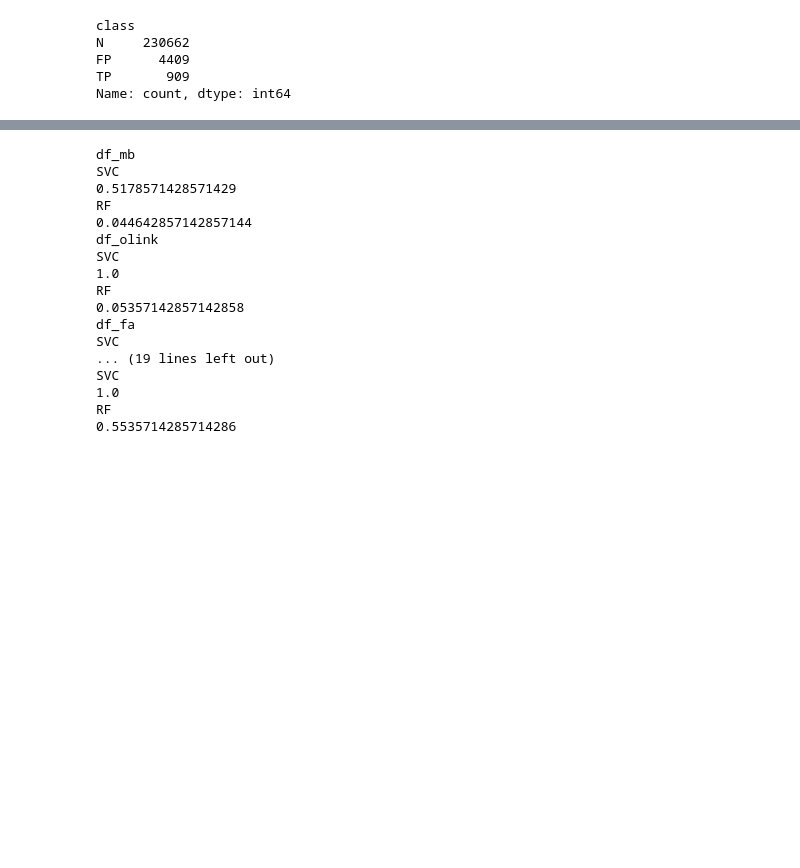
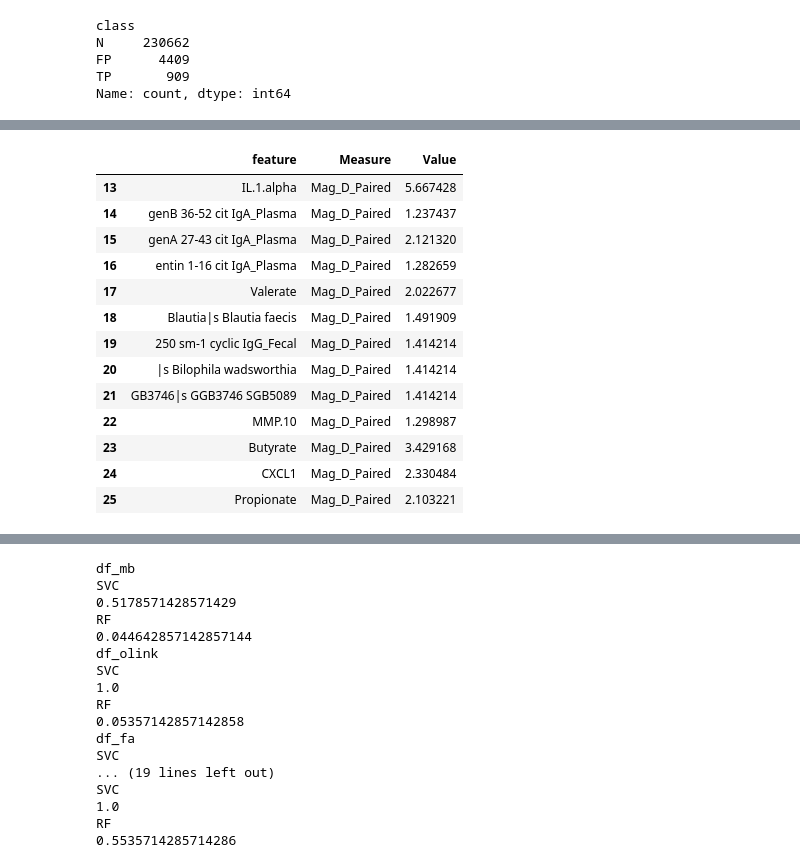
Before and after one commit to kbpi314/twinsra, a Jupyter notebook: code/twinsra_v5.ipynb, the cells around one changed output, grey strips where cells are left out. Saved outputs shown, nothing was run; the diff lists cells and outputs as text; code cells hidden in the pictures; blank space fills up the shorter version.

```diff
--- a/code/twinsra_v5.ipynb
+++ b/code/twinsra_v5.ipynb
@@ -1564,0 +1844,42 @@ Name: count, dtype: int64
+# %%
+# sort by unpaired
+sort_2s_df = df_results_abs.sort_values('mag_d_paired', ascending=False)
+sort_1s_df = df_results_abs.sort_values('mag_d_unpaired', ascending=False)
+
+# get first three entires of each row
+sort_2s_df = sort_2s_df.groupby('dtype').head(3)
+sort_1s_df = sort_1s_df.groupby('dtype').head(3)
+
+# export to df
+# sort_2s_df.to_csv(path + 'inputs/sort_2s_df.tsv', sep='\t')
+# sort_1s_df.to_csv(path + 'inputs/sort_1s_df.tsv', sep='\t')
+
+# preview
+df = sort_1s_df.copy()
+df = df[df['dtype'] != 'df_path']
+df = df.drop(['pval','test_stat','dtype'],axis=1)
+
+# melt
+df = pd.melt(df, id_vars=['feature'], value_vars=['mag_d_unpaired', 'mag_d_paired'], var_name='Measure', value_name='Value')
+
+# rename for formatting
+df['Measure'] = df['Measure'].replace({'mag_d_unpaired': 'Mag_D_Unpaired', 'mag_d_paired': 'Mag_D_Paired'})
+df = df[df['Measure'] == 'Mag_D_Paired']
+df['feature'] = df['feature'].apply(lambda x: x[-25:])
+df.to_csv(path + 'inputs/mag_d_1s_test_df.tsv', sep='\t')
+df
+# %% [output]
+|  | feature | Measure | Value |
+| 13 | IL.1.alpha | Mag_D_Paired | 5.667428 |
+| 14 | genB 36-52 cit IgA_Plasma | Mag_D_Paired | 1.237437 |
+| 15 | genA 27-43 cit IgA_Plasma | Mag_D_Paired | 2.121320 |
+| 16 | entin 1-16 cit IgA_Plasma | Mag_D_Paired | 1.282659 |
+| 17 | Valerate | Mag_D_Paired | 2.022677 |
+| 18 | Blautia|s Blautia faecis | Mag_D_Paired | 1.491909 |
+| 19 | 250 sm-1 cyclic IgG_Fecal | Mag_D_Paired | 1.414214 |
+| 20 | |s Bilophila wadsworthia | Mag_D_Paired | 1.414214 |
+| 21 | GB3746|s GGB3746 SGB5089 | Mag_D_Paired | 1.414214 |
+| 22 | MMP.10 | Mag_D_Paired | 1.298987 |
+| 23 | Butyrate | Mag_D_Paired | 3.429168 |
+| 24 | CXCL1 | Mag_D_Paired | 2.330484 |
+| 25 | Propionate | Mag_D_Paired | 2.103221 |
```
Also changed, not shown: parts of 20 cells of this notebook, 7 other files.
